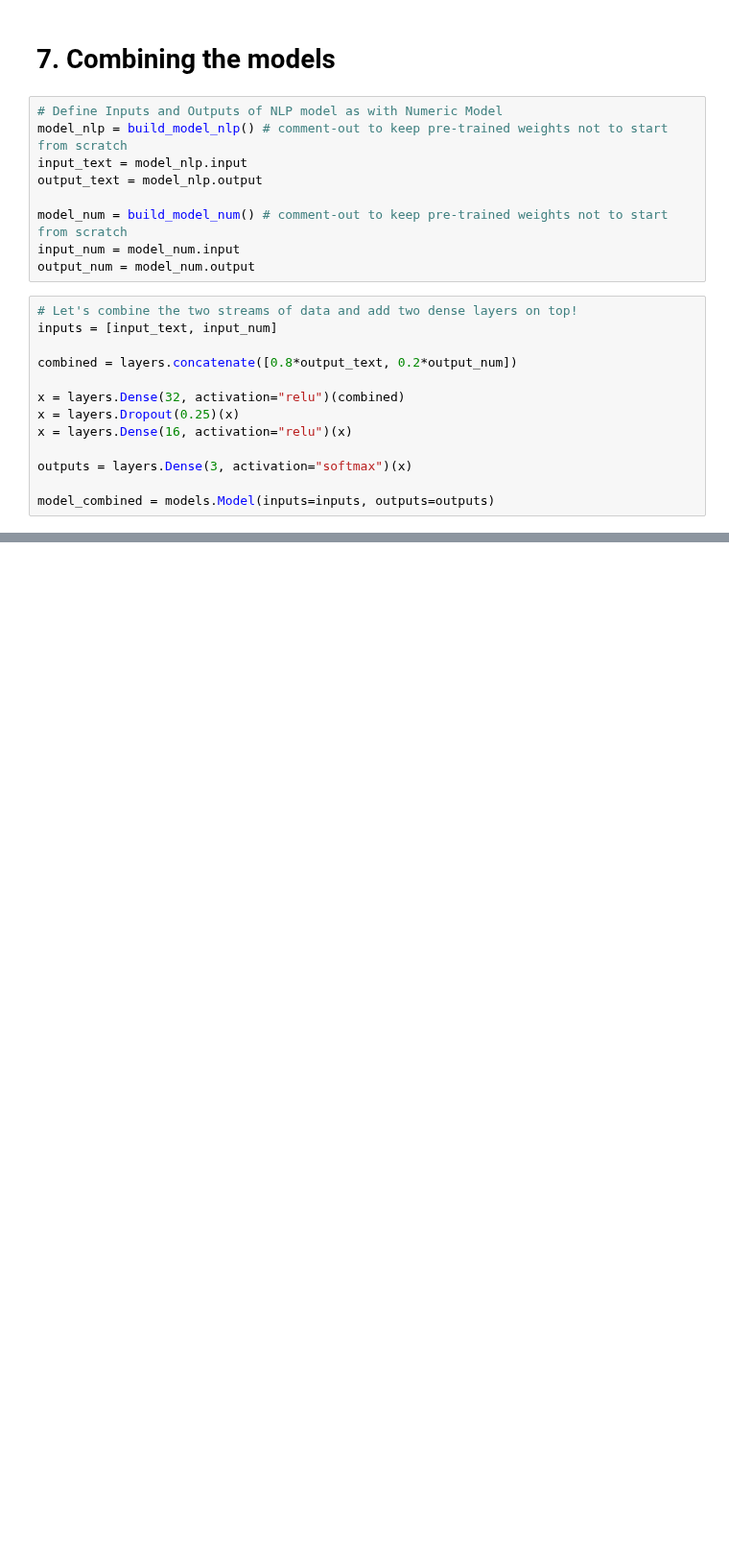
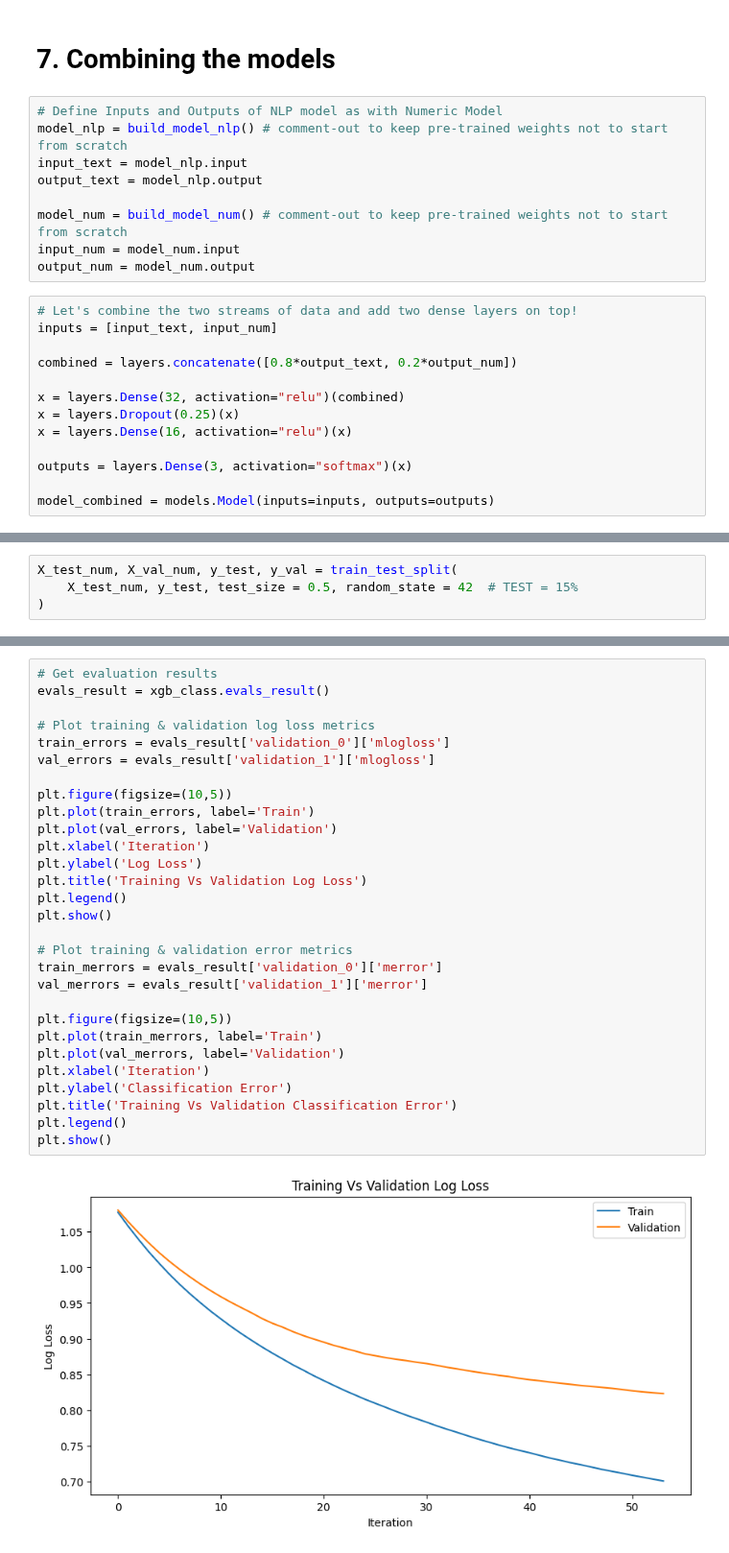
Before and after one commit to ChristineSi/neuroCraft, a Jupyter notebook: notebooks/NotebookClassification model tuning Andrea.ipynb, the cells around one changed output, grey strips where cells are left out. Shown at 96% size. Saved outputs shown, nothing was run; the diff lists cells and outputs as text; blank space fills up the shorter version.

```diff
--- a/notebooks/NotebookClassification model tuning Andrea.ipynb
+++ b/notebooks/NotebookClassification model tuning Andrea.ipynb
@@ -951,0 +954,4 @@ Index(['Excerpt', 'British WC', 'Paragraphs', 'BT Easiness',
+# %%
+X_test_num, X_val_num, y_test, y_val = train_test_split(
+    X_test_num, y_test, test_size = 0.5, random_state = 42  # TEST = 15%
+)
@@ -951,0 +1022,31 @@ Index(['Excerpt', 'British WC', 'Paragraphs', 'BT Easiness',
+# %%
+# Get evaluation results
+evals_result = xgb_class.evals_result()
+
+# Plot training & validation log loss metrics
+train_errors = evals_result['validation_0']['mlogloss']
+val_errors = evals_result['validation_1']['mlogloss']
+
+plt.figure(figsize=(10,5))
+plt.plot(train_errors, label='Train')
+plt.plot(val_errors, label='Validation')
+plt.xlabel('Iteration')
+plt.ylabel('Log Loss')
+plt.title('Training Vs Validation Log Loss')
+plt.legend()
+plt.show()
+
+# Plot training & validation error metrics
+train_merrors = evals_result['validation_0']['merror']
+val_merrors = evals_result['validation_1']['merror']
+
+plt.figure(figsize=(10,5))
+plt.plot(train_merrors, label='Train')
+plt.plot(val_merrors, label='Validation')
+plt.xlabel('Iteration')
+plt.ylabel('Classification Error')
+plt.title('Training Vs Validation Classification Error')
+plt.legend()
+plt.show()
+# %% [output]
+[figure, added]
```
Also changed, not shown: parts of 32 cells of this notebook.
